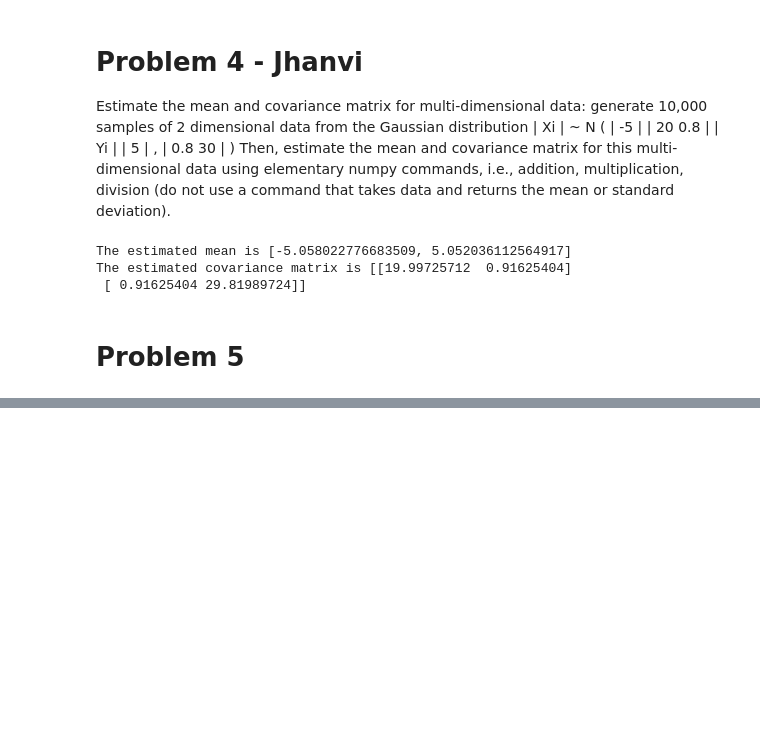
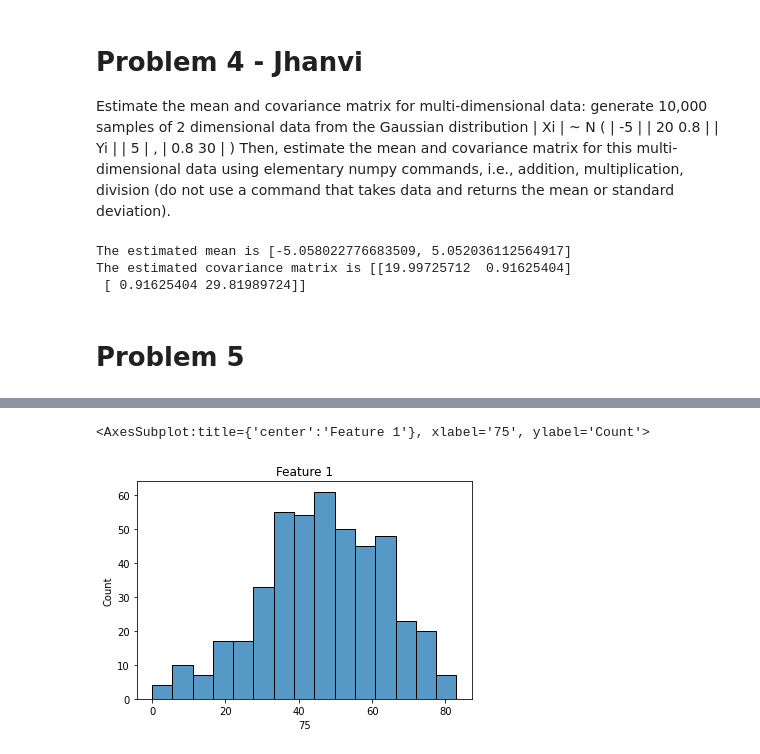
Before and after one commit to JacksonPaull/ee_460j_dslab, a Jupyter notebook: 01_lab/programming_questions.ipynb, the cells around one changed output, grey strips where cells are left out. Saved outputs shown, nothing was run; the diff lists cells and outputs as text; code cells hidden in the pictures; blank space fills up the shorter version.

```diff
--- a/01_lab/programming_questions.ipynb
+++ b/01_lab/programming_questions.ipynb
@@ -175,3 +175,10 @@ The estimated covariance matrix is [[19.99725712  0.91625404]
  [ 0.91625404 29.81989724]]
 # %% [markdown]
 # Problem 5
+# %%
+import pandas as pd
+import matplotlib.pyplot as plt
+import seaborn as sns
+import numpy as np
+data = pd.read_csv(r"C:\Users\Joshd\Downloads\PatientData.csv") #read csv
+data.head() #view top 5 entries in csv
@@ -177,0 +214,6 @@ The estimated covariance matrix is [[19.99725712  0.91625404]
+# %%
+plt.title("Feature 1")
+sns.histplot(data.iloc[:,0])
+# %% [output]
+<AxesSubplot:title={'center':'Feature 1'}, xlabel='75', ylabel='Count'>
+[figure, added]
```
Also changed, not shown: parts of 21 cells of this notebook.
